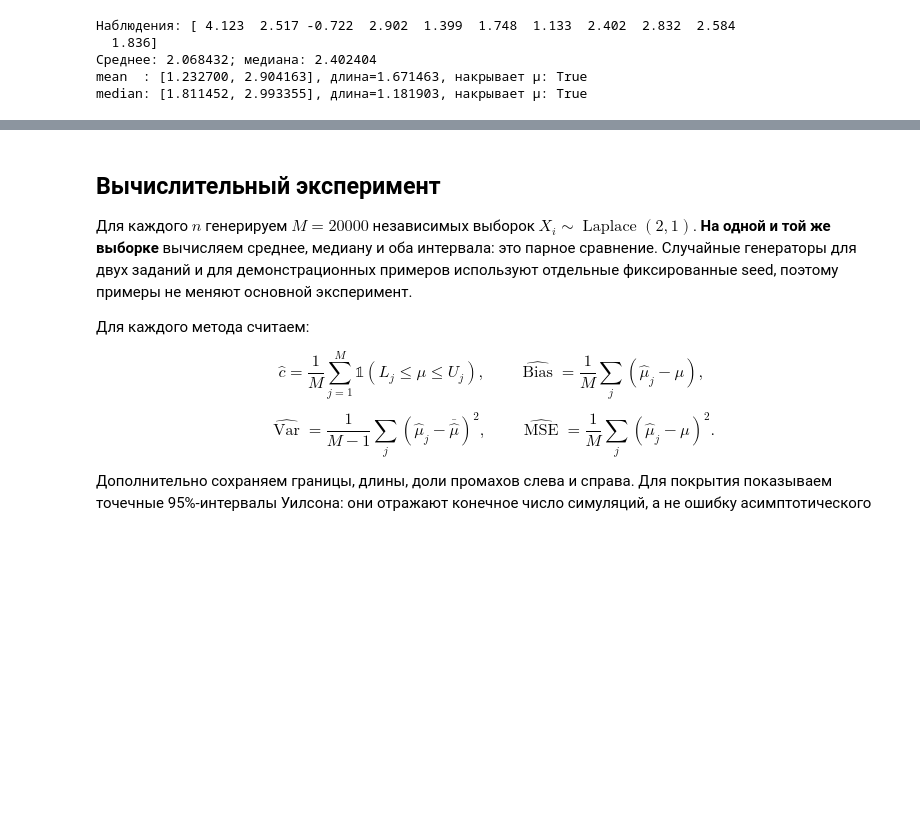
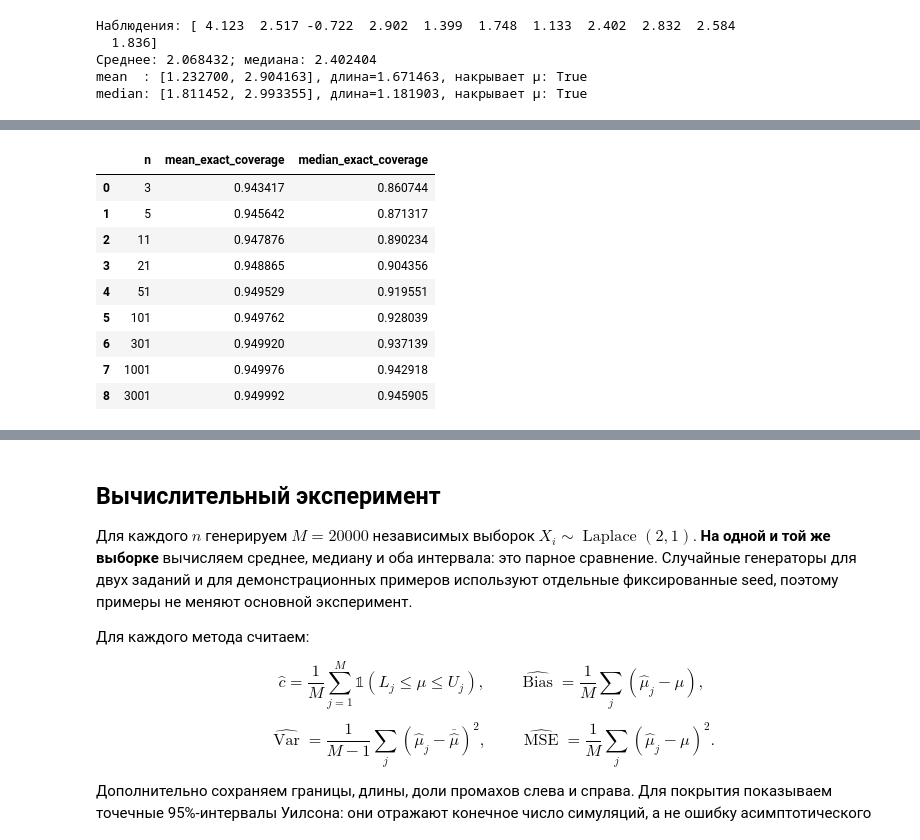
Before and after one commit to sanhasan/matstat-3, a Jupyter notebook: task_2.ipynb, the cells around one changed output, grey strips where cells are left out. Saved outputs shown, nothing was run; the diff lists cells and outputs as text; code cells hidden in the pictures; blank space fills up the shorter version.

```diff
--- a/task_2.ipynb
+++ b/task_2.ipynb
@@ -259 +151,19 @@ $g_{T_n}(t)=g_n(\mu+t/\sqrt n)/\sqrt n$.
+# %%
+reference = pd.DataFrame({
+    "n": N,
+    "mean_exact_coverage": [laplace_mean_coverage(int(n), ALPHA) for n in N],
+    "median_exact_coverage": [laplace_median_coverage(int(n), ALPHA) for n in N],
+})
+display(reference.round(6))
+# %% [output]
+|  | n | mean_exact_coverage | median_exact_coverage |
+| 0 | 3 | 0.943417 | 0.860744 |
+| 1 | 5 | 0.945642 | 0.871317 |
+| 2 | 11 | 0.947876 | 0.890234 |
+| 3 | 21 | 0.948865 | 0.904356 |
+| 4 | 51 | 0.949529 | 0.919551 |
+| 5 | 101 | 0.949762 | 0.928039 |
+| 6 | 301 | 0.949920 | 0.937139 |
+| 7 | 1001 | 0.949976 | 0.942918 |
+| 8 | 3001 | 0.949992 | 0.945905 |
 # %%
```
Also changed, not shown: parts of 17 cells of this notebook, 1 other file.
